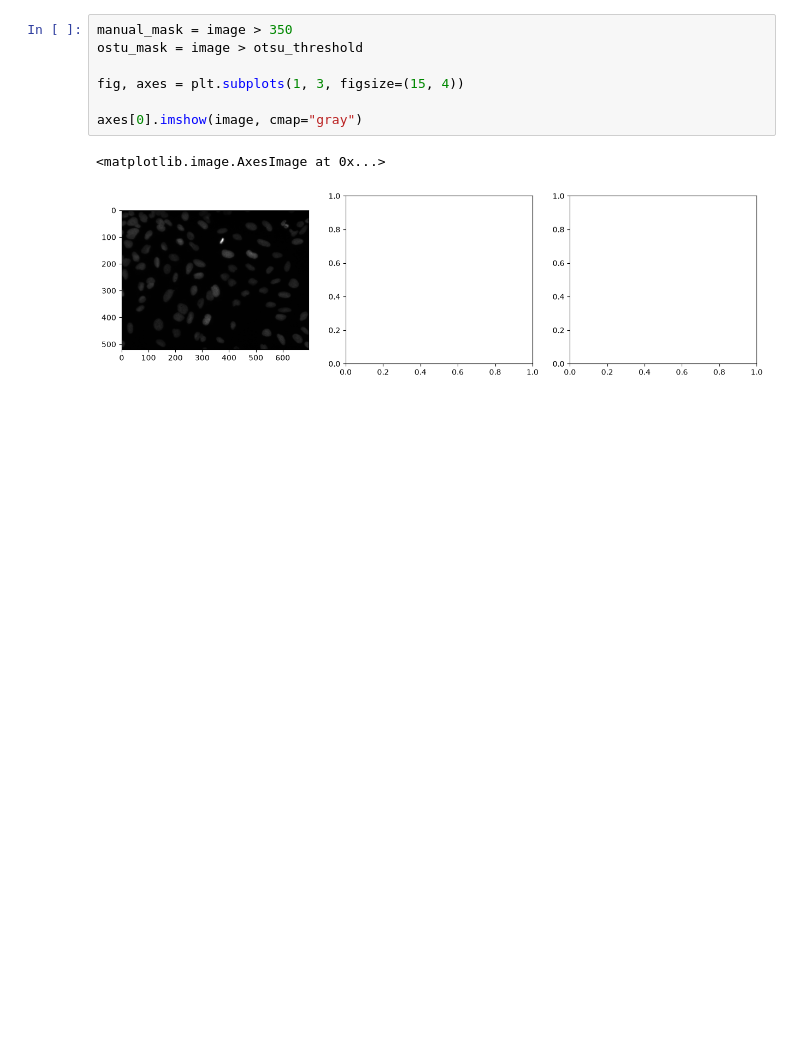
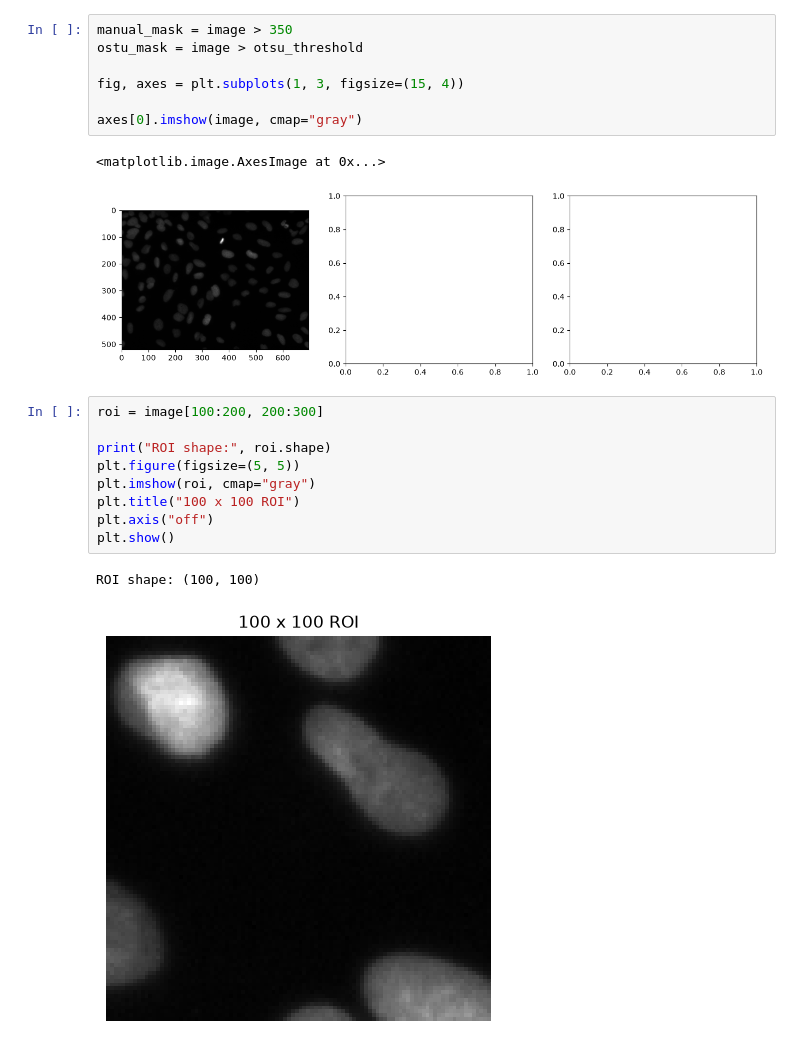
Before and after one commit to tianling0625/scientific-ai-portfolio, a Jupyter notebook: notebooks/04_pixel_intensity_analysis.ipynb, the cells around one changed output. Cells and saved outputs as stored; diff of their text form; blank space fills up the shorter version.

```diff
--- a/notebooks/04_pixel_intensity_analysis.ipynb
+++ b/notebooks/04_pixel_intensity_analysis.ipynb
@@ -113,3 +113,15 @@ axes[0].imshow(image, cmap="gray")
 # %% [output]
 <matplotlib.image.AxesImage at 0x...>
 [figure]
+# %%
+roi = image[100:200, 200:300]
+
+print("ROI shape:", roi.shape)
+plt.figure(figsize=(5, 5))
+plt.imshow(roi, cmap="gray")
+plt.title("100 x 100 ROI")
+plt.axis("off")
+plt.show()
+# %% [output]
+ROI shape: (100, 100)
+[figure, added]
```
Also changed, not shown: parts of 13 cells of this notebook.
